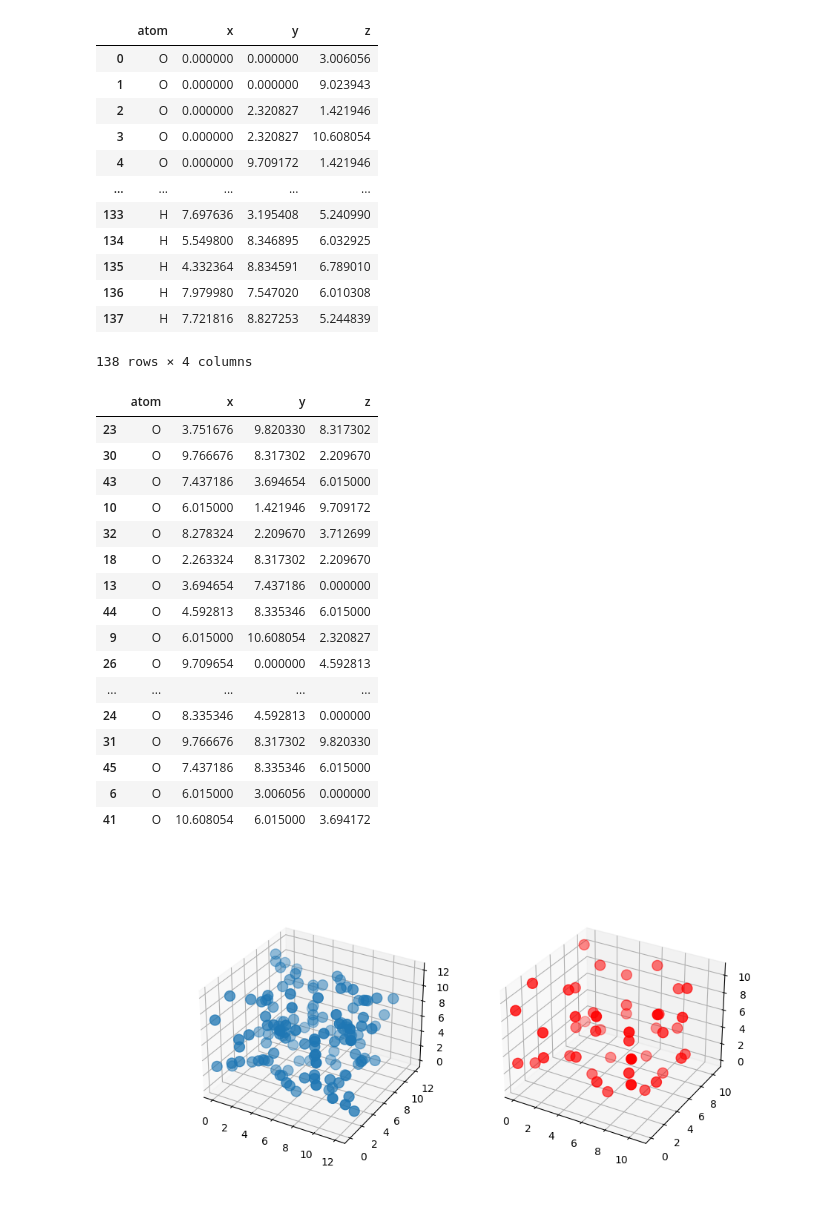
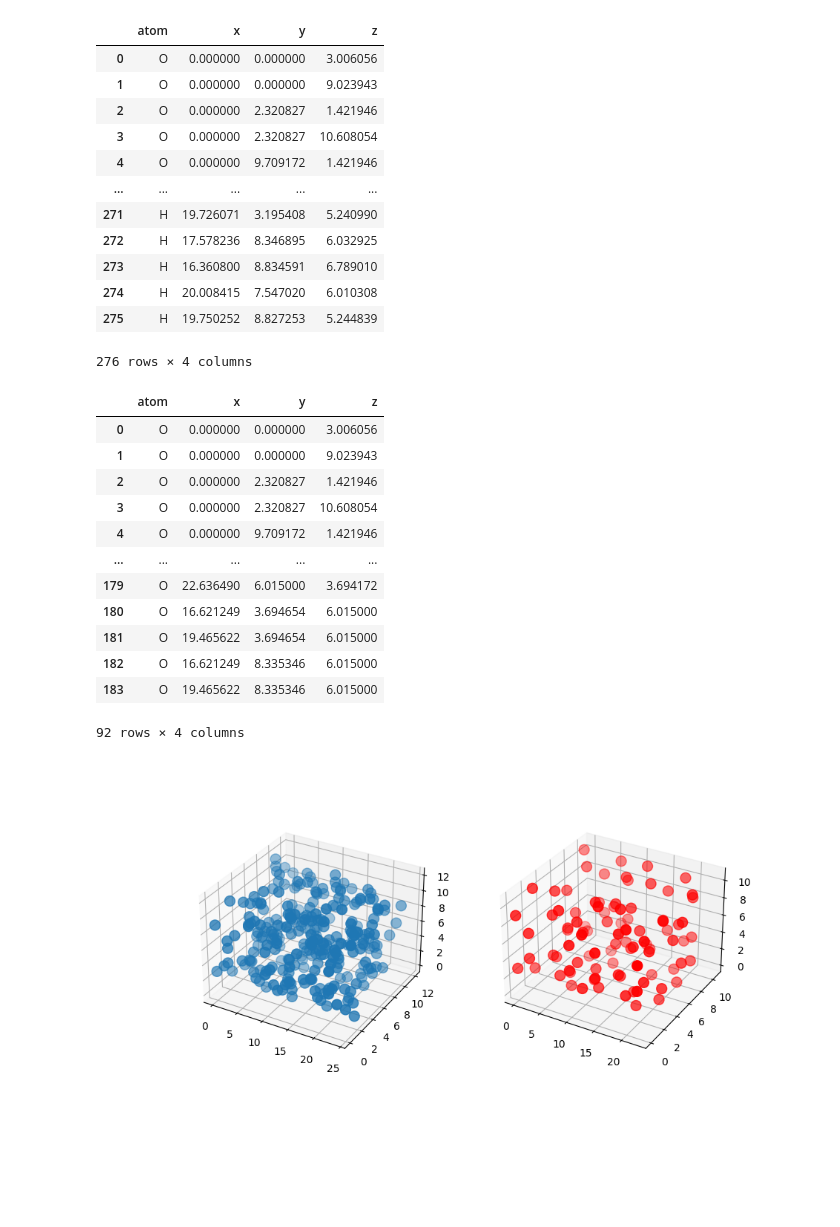
Before and after one commit to nicksmits1/chee494, a Jupyter notebook: DFS_Ring_Identification/DFS_Ring_Finder.ipynb, the cells around one changed output. Cells and saved outputs as stored; diff of their text form; code cells hidden in the pictures; blank space fills up the shorter version.

```diff
--- a/DFS_Ring_Identification/DFS_Ring_Finder.ipynb
+++ b/DFS_Ring_Identification/DFS_Ring_Finder.ipynb
@@ -9,7 +9,8 @@ import copy
 import random
 # %%
 column_names = ['atom', 'x', 'y', 'z']
-df = pd.read_csv('/Users/nicksmits/chee494/reference_files/sI_Reference.xyz',
+# sI_Reference_replicated_once.xyz
+df = pd.read_csv('/Users/nicksmits/chee494/reference_files/sI_Reference_replicated_once.xyz',
                  sep='\s+',
                  names=column_names,
                  skiprows=2)
@@ -25,36 +26,33 @@ df
 | 3 | O | 0.000000 | 2.320827 | 10.608054 |
 | 4 | O | 0.000000 | 9.709172 | 1.421946 |
 | ... | ... | ... | ... | ... |
-| 133 | H | 7.697636 | 3.195408 | 5.240990 |
-| 134 | H | 5.549800 | 8.346895 | 6.032925 |
-| 135 | H | 4.332364 | 8.834591 | 6.789010 |
-| 136 | H | 7.979980 | 7.547020 | 6.010308 |
-| 137 | H | 7.721816 | 8.827253 | 5.244839 |
+| 271 | H | 19.726071 | 3.195408 | 5.240990 |
+| 272 | H | 17.578236 | 8.346895 | 6.032925 |
+| 273 | H | 16.360800 | 8.834591 | 6.789010 |
+| 274 | H | 20.008415 | 7.547020 | 6.010308 |
+| 275 | H | 19.750252 | 8.827253 | 5.244839 |
-138 rows × 4 columns
+276 rows × 4 columns
 # %%
 # Get the oxygen atoms only that for the cage
-oxygen_df = df.loc[df['atom'] == "O"]
-oxygen_df = oxygen_df.sample(frac=1)
+oxygen_df = df[df['atom'] == 'O']
+
+# oxygen_df = oxygen_df.sample(frac=1)
 
 oxygen_df
 # %% [output]
 |  | atom | x | y | z |
-| 23 | O | 3.751676 | 9.820330 | 8.317302 |
-| 30 | O | 9.766676 | 8.317302 | 2.209670 |
-| 43 | O | 7.437186 | 3.694654 | 6.015000 |
-| 10 | O | 6.015000 | 1.421946 | 9.709172 |
-| 32 | O | 8.278324 | 2.209670 | 3.712699 |
-| 18 | O | 2.263324 | 8.317302 | 2.209670 |
-| 13 | O | 3.694654 | 7.437186 | 0.000000 |
-| 44 | O | 4.592813 | 8.335346 | 6.015000 |
-| 9 | O | 6.015000 | 10.608054 | 2.320827 |
-| 26 | O | 9.709654 | 0.000000 | 4.592813 |
+| 0 | O | 0.000000 | 0.000000 | 3.006056 |
+| 1 | O | 0.000000 | 0.000000 | 9.023943 |
+| 2 | O | 0.000000 | 2.320827 | 1.421946 |
+| 3 | O | 0.000000 | 2.320827 | 10.608054 |
+| 4 | O | 0.000000 | 9.709172 | 1.421946 |
 | ... | ... | ... | ... | ... |
-| 24 | O | 8.335346 | 4.592813 | 0.000000 |
-| 31 | O | 9.766676 | 8.317302 | 9.820330 |
-| 45 | O | 7.437186 | 8.335346 | 6.015000 |
-| 6 | O | 6.015000 | 3.006056 | 0.000000 |
-| 41 | O | 10.608054 | 6.015000 | 3.694172 |
+| 179 | O | 22.636490 | 6.015000 | 3.694172 |
+| 180 | O | 16.621249 | 3.694654 | 6.015000 |
+| 181 | O | 19.465622 | 3.694654 | 6.015000 |
+| 182 | O | 16.621249 | 8.335346 | 6.015000 |
+| 183 | O | 19.465622 | 8.335346 | 6.015000 |
+92 rows × 4 columns
 # %%
 # Plot 3D atoms point clouds
 
@@ -74,5 +72,5 @@ ax.scatter(oxygen_df['x'], oxygen_df['y'], oxygen_df['z'],
             c='r')
 plt.show()
 # %% [output]
-[figure, old version]
+[figure, new version]
 # %%
```
Also changed, not shown: parts of 17 cells of this notebook, 2 other files.
